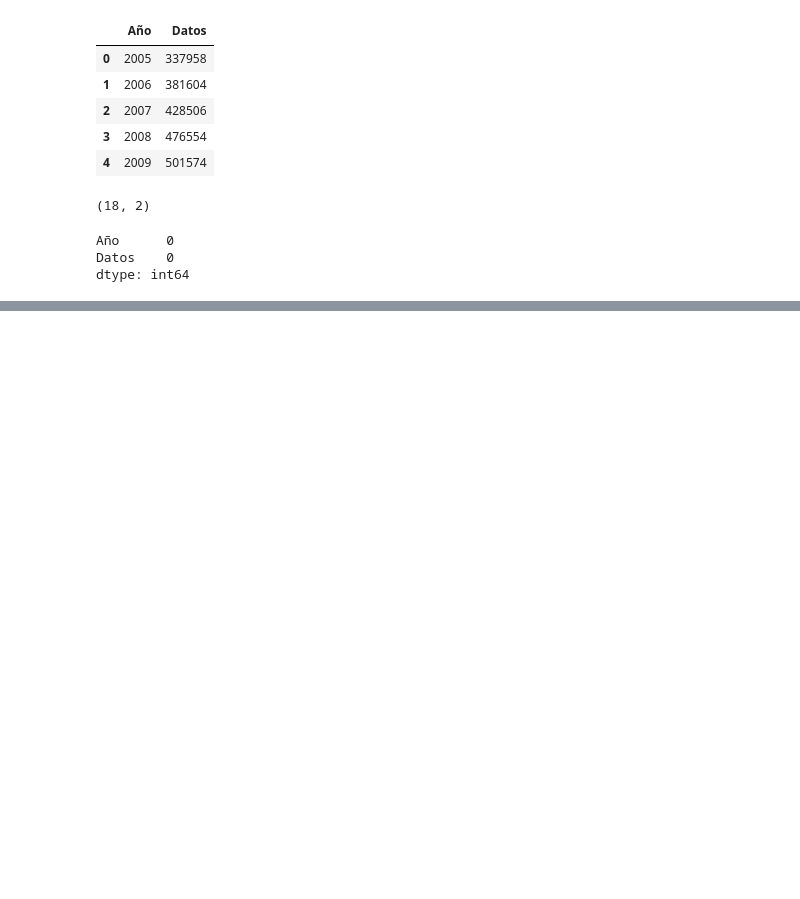
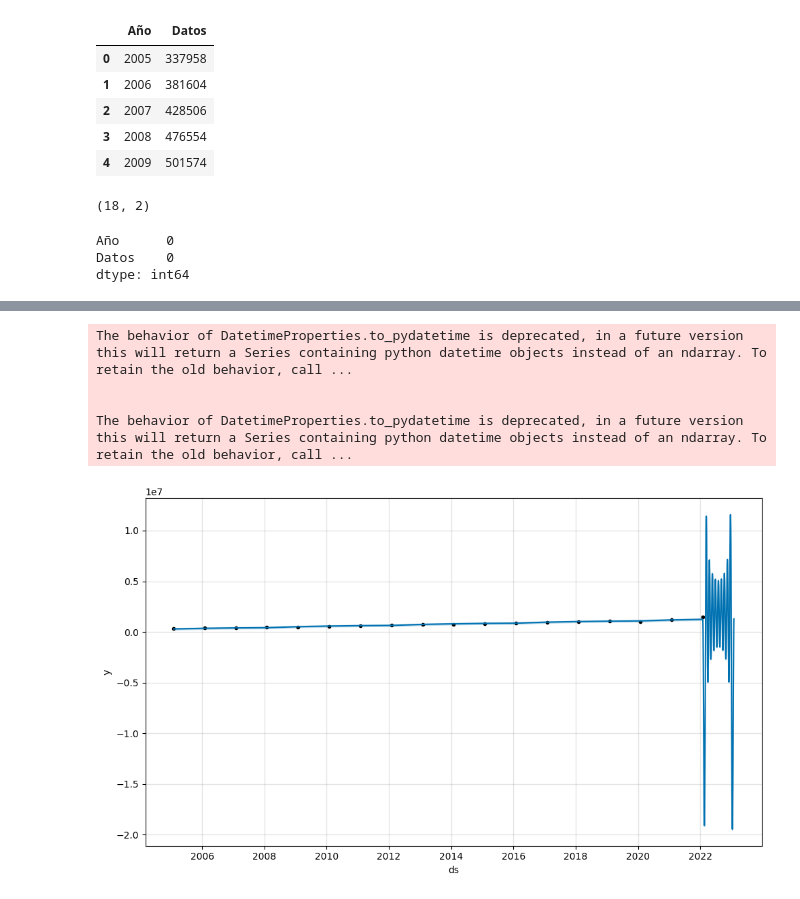
Before and after one commit to leowader/api-monitoreo-financiero, a Jupyter notebook: src/data/prediccionPIB.ipynb, the cells around one changed output, grey strips where cells are left out. Saved outputs shown, nothing was run; the diff lists cells and outputs as text; code cells hidden in the pictures; blank space fills up the shorter version.

```diff
--- a/src/data/prediccionPIB.ipynb
+++ b/src/data/prediccionPIB.ipynb
@@ -26,3 +26,10 @@ Datos    0
 dtype: int64
 # %%
 px.line(df, x ='Año', y = 'Datos', title= "Producto Interno Bruto")
+# %%
+df['ds'] = pd.to_datetime(df['Año'], format='%Y')
+# %%
+print(df['ds'])
+df['ds'] = df['ds'] + pd.offsets.MonthEnd(0)
+df_mes = df.groupby(['ds'])['Datos'].last().reset_index()
+df['y'] = pd.to_numeric(df['Datos'])
@@ -50,0 +78,3 @@ Name: Año, dtype: int64
+# %%
+m = Prophet()
+m.fit(df)
@@ -50,0 +85,4 @@ Name: Año, dtype: int64
+# %%
+future = m.make_future_dataframe(periods=365)
+future.tail()
+forecast = m.predict(future)
@@ -50,0 +105,8 @@ Name: Año, dtype: int64
+# %%
+figi = m.plot(forecast)
+# %% [output]
+The behavior of DatetimeProperties.to_pydatetime is deprecated, in a future version this will return a Series containing python datetime objects instead of an ndarray. To retain the old behavior, call ...
+
+
+The behavior of DatetimeProperties.to_pydatetime is deprecated, in a future version this will return a Series containing python datetime objects instead of an ndarray. To retain the old behavior, call ...
+[figure, added]
```
Also changed, not shown: parts of 4 cells of this notebook, 3 other files.
